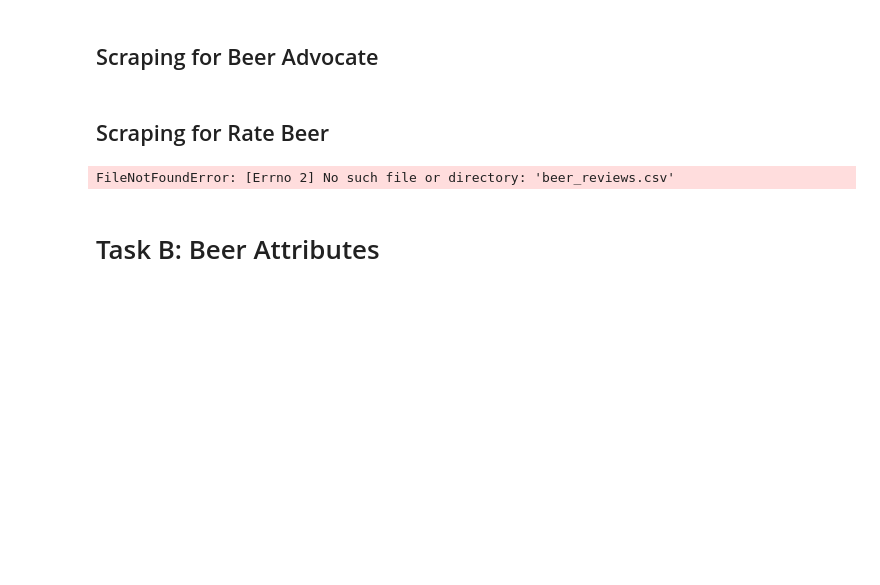
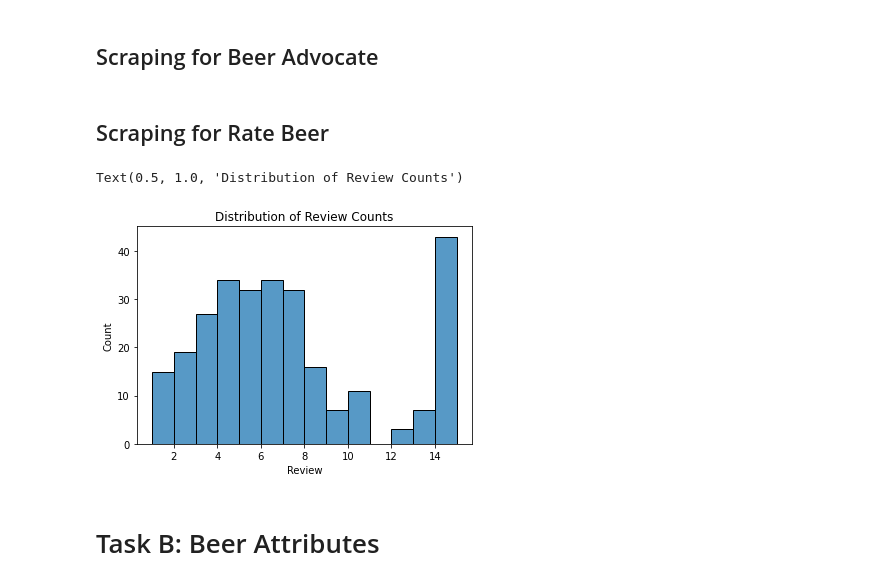
Before and after one commit to femkemunting/mis284n_assignment_2, a Jupyter notebook: assignment2.ipynb, the cells around one changed output. Cells and saved outputs as stored; diff of their text form; code cells hidden in the pictures; blank space fills up the shorter version.

```diff
--- a/assignment2.ipynb
+++ b/assignment2.ipynb
@@ -235,20 +215,21 @@ We have commented out the scraping code for now, but you can run it if you remov
 # %%
 # comments_file.to_csv('data/beer_reviews.csv', index=False)
 # %%
-df = pd.read_csv("beer_reviews.csv")
+df = pd.read_csv("data/beer_reviews.csv")
 
 reviews = df.groupby(["Beer"])["Review"].count()
 # The max number of reviews for one beer is 15, the min is 1
 
 df.groupby(["Beer"])["Review"].count().median()
 # Mean count is 6; maybe we should cut off all beers that have less than three reviews?
 
 # Display frequency of reviews
 
 sns.histplot(reviews, binwidth = 1)
 plt.title("Distribution of Review Counts")
 # %% [output]
-FileNotFoundError: [Errno 2] No such file or directory: 'beer_reviews.csv'
+Text(0.5, 1.0, 'Distribution of Review Counts')
+[figure, added]
 # %%
 more_than_3 = df.groupby(["Beer"])["Review"].count()
 more_than_3 = more_than_3[more_than_3 >= 5]
```
Also changed, not shown: parts of 8 cells of this notebook, 12 other files.
